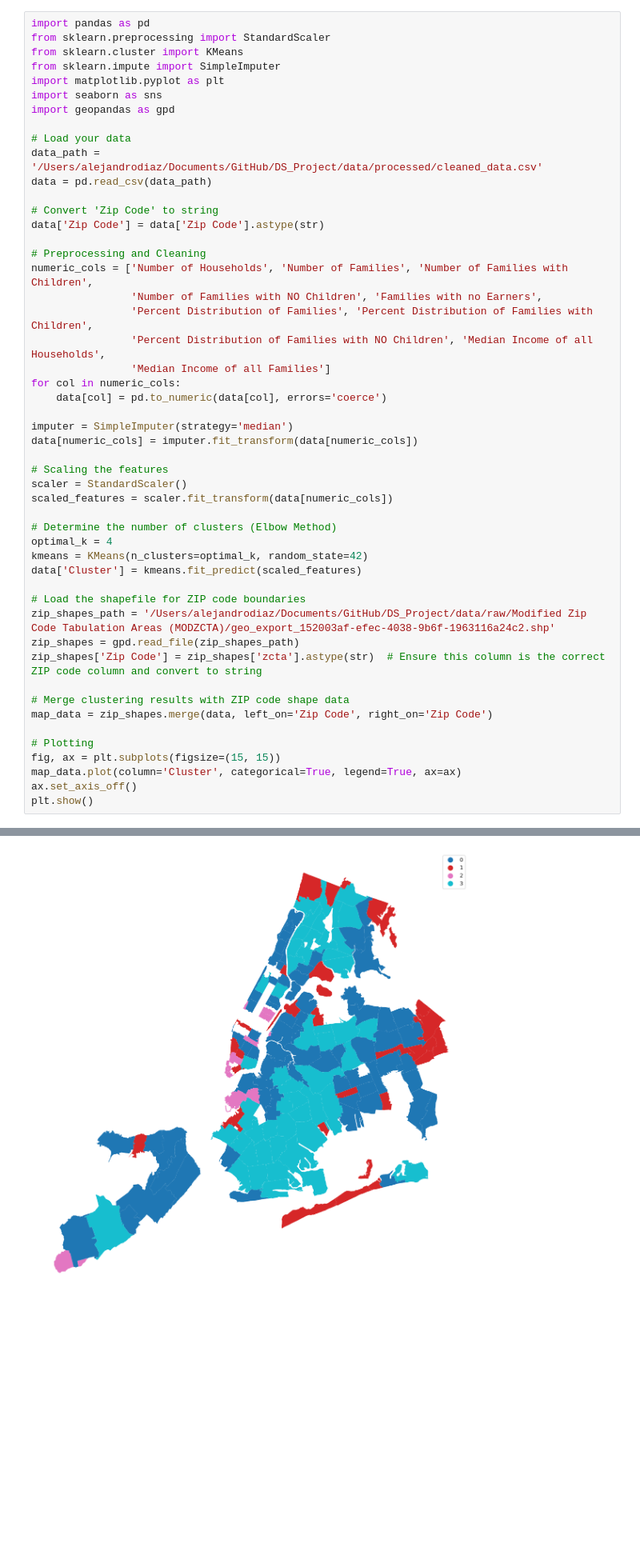
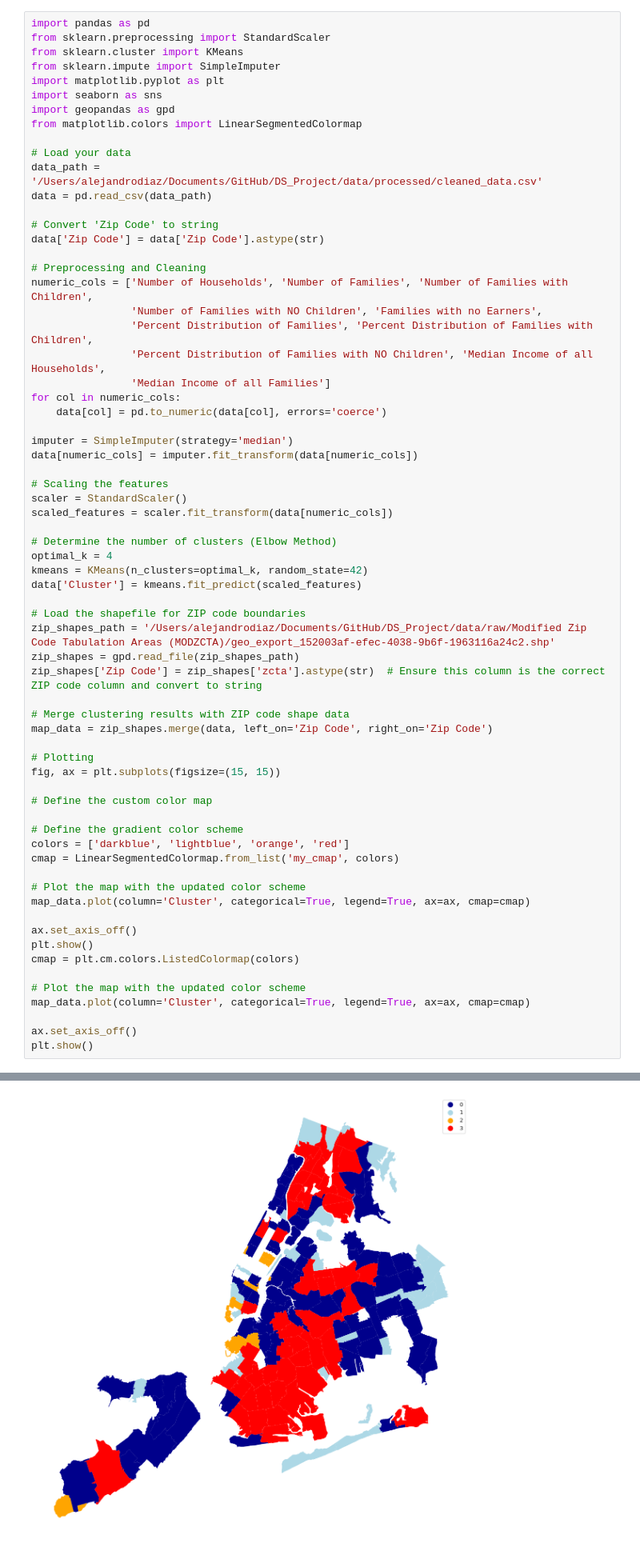
Before and after one commit to DiaA6383/DS_Project, a Jupyter notebook: notebooks/notebook.ipynb, the cells around one changed output, grey strips where cells are left out. Shown at 80% size. Drawn from its saved outputs; the diff is of its cells as text; blank space fills up the shorter version.

```diff
--- a/notebooks/notebook.ipynb
+++ b/notebooks/notebook.ipynb
@@ -258,6 +321,7 @@ from sklearn.impute import SimpleImputer
 import matplotlib.pyplot as plt
 import seaborn as sns
 import geopandas as gpd
+from matplotlib.colors import LinearSegmentedColormap
 
 # Load your data
 data_path = '/Users/alejandrodiaz/Documents/GitHub/DS_Project/data/processed/cleaned_data.csv'
@@ -274,32 +338,48 @@ numeric_cols = ['Number of Households', 'Number of Families', 'Number of Familie
                 'Median Income of all Families']
 for col in numeric_cols:
     data[col] = pd.to_numeric(data[col], errors='coerce')
 
 imputer = SimpleImputer(strategy='median')
 data[numeric_cols] = imputer.fit_transform(data[numeric_cols])
 
 # Scaling the features
 scaler = StandardScaler()
 scaled_features = scaler.fit_transform(data[numeric_cols])
 
 # Determine the number of clusters (Elbow Method)
 optimal_k = 4
 kmeans = KMeans(n_clusters=optimal_k, random_state=42)
 data['Cluster'] = kmeans.fit_predict(scaled_features)
 
 # Load the shapefile for ZIP code boundaries
 zip_shapes_path = '/Users/alejandrodiaz/Documents/GitHub/DS_Project/data/raw/Modified Zip Code Tabulation Areas (MODZCTA)/geo_export_152003af-efec-4038-9b6f-1963116a24c2.shp'
 zip_shapes = gpd.read_file(zip_shapes_path)
 zip_shapes['Zip Code'] = zip_shapes['zcta'].astype(str)  # Ensure this column is the correct ZIP code column and convert to string
 
 # Merge clustering results with ZIP code shape data
 map_data = zip_shapes.merge(data, left_on='Zip Code', right_on='Zip Code')
 
 # Plotting
 fig, ax = plt.subplots(figsize=(15, 15))
-map_data.plot(column='Cluster', categorical=True, legend=True, ax=ax)
+
+# Define the custom color map
+
+# Define the gradient color scheme
+colors = ['darkblue', 'lightblue', 'orange', 'red']
+cmap = LinearSegmentedColormap.from_list('my_cmap', colors)
+
+# Plot the map with the updated color scheme
+map_data.plot(column='Cluster', categorical=True, legend=True, ax=ax, cmap=cmap)
+
 ax.set_axis_off()
 plt.show()
+cmap = plt.cm.colors.ListedColormap(colors)
+
+# Plot the map with the updated color scheme
+map_data.plot(column='Cluster', categorical=True, legend=True, ax=ax, cmap=cmap)
+
+ax.set_axis_off()
+plt.show()
 # %% [output]
 The default value of `n_init` will change from 10 to 'auto' in 1.4. Set the value of `n_init` explicitly to suppress the warning
-[figure, old version]
+[figure, new version]
```
Also changed, not shown: parts of 5 cells of this notebook, 1 other file.
